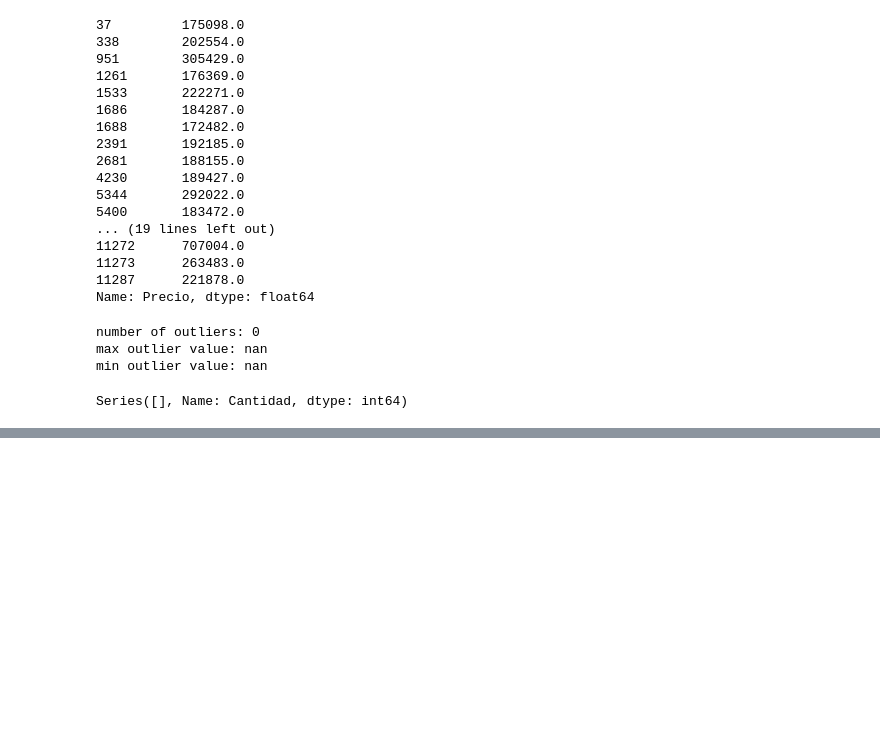
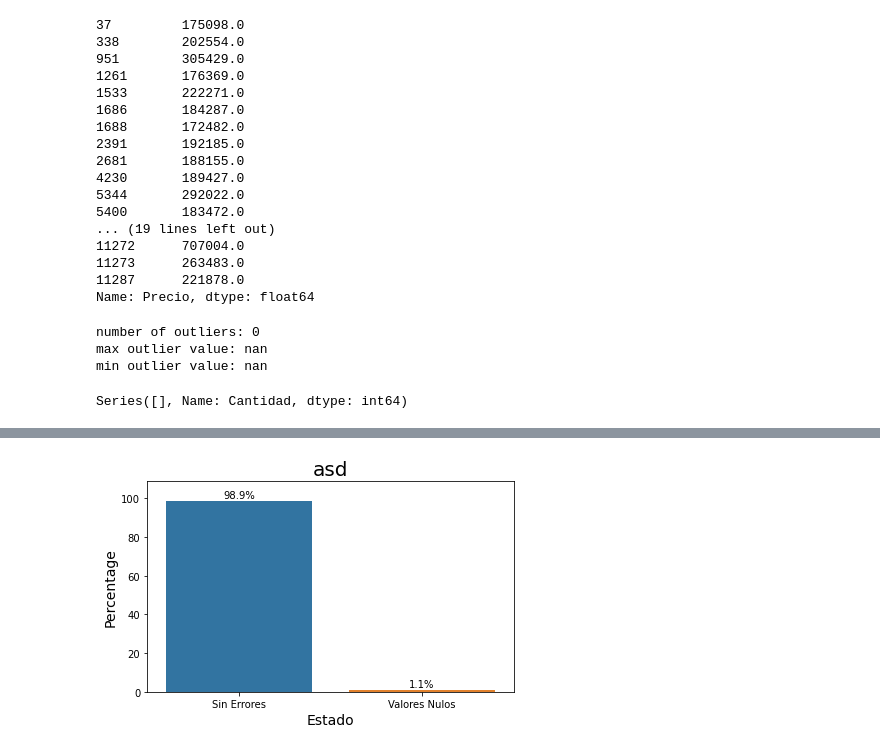
Before and after one commit to manusza/DS-PI-ProyectoIndividual, a Jupyter notebook: Datasets/Proyecto I.ipynb, the cells around one changed output, grey strips where cells are left out. Drawn from its saved outputs; the diff is of its cells as text; code cells hidden in the pictures; blank space fills up the shorter version.

```diff
--- a/Datasets/Proyecto I.ipynb
+++ b/Datasets/Proyecto I.ipynb
@@ -340,0 +349,32 @@ Text(2.2, 0.55, '0.6%\n')
+# %%
+#ploteo de incongruencias de las tablas sin outliers
+def dataframe_create_nan(lista):
+    data= [{'Tipo de dato': "Cantidad", 'Cantidad': lista[0], 'Estado': "Sin Errores" },{'Tipo de dato': "Cantidad", 'Cantidad': lista[1], 'Estado': "Valores Nulos" }]
+    df1=pd.DataFrame(data)
+    return df1
+
+df_clientes_plot = dataframe_create_nan(plot_clientes_ready)
+
+#use una funcion diferente al ploteo anterior dado que este solo funciona solo que anteriormente solo hago el dataframe con 2 valores
+def ploteo_nan(df, name):
+
+    ax = sb.barplot(x="Estado",y="Cantidad", data= df)
+    #inserta nombre del archivo a comparar
+    plt.title(name, fontsize=20)
+
+    plt.xlabel('Estado', size=14)
+    plt.ylabel('Percentage', size=14)
+
+    for p in ax.patches:
+        percentage = f'{100 * p.get_height() / 100:.1f}%\n'
+        x = p.get_x() + p.get_width() / 2
+        y = p.get_height()
+        ax.annotate(percentage, (x, y), ha='center', va='center')
+    plt.margins(y=0.1)
+    plt.tight_layout()
+    return plt.show()
+
+
+ploteo_nan(df_clientes_plot, input("Como se llama su archivo?"))
+# %% [output]
+[figure, added]
```
Also changed, not shown: parts of 9 cells of this notebook.
